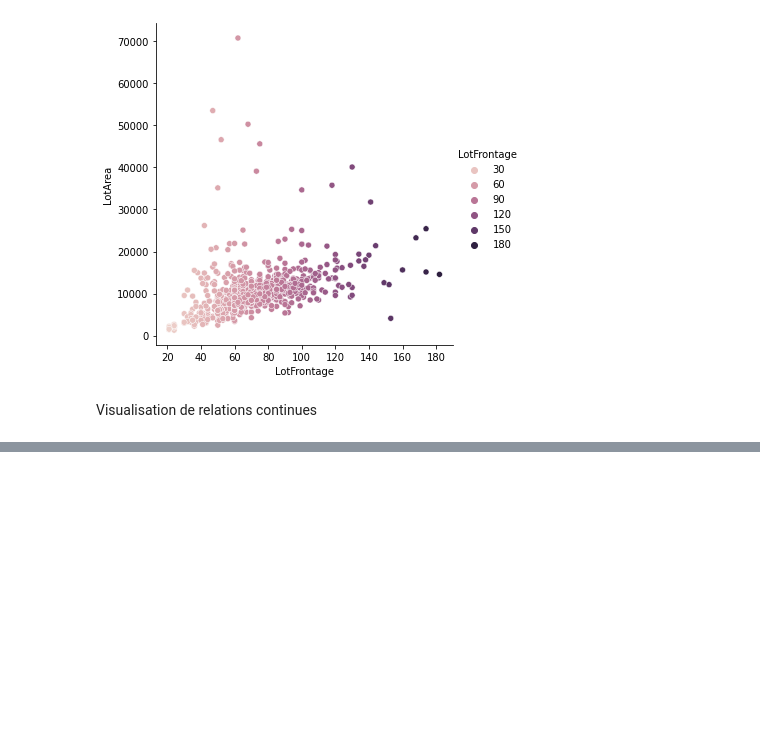
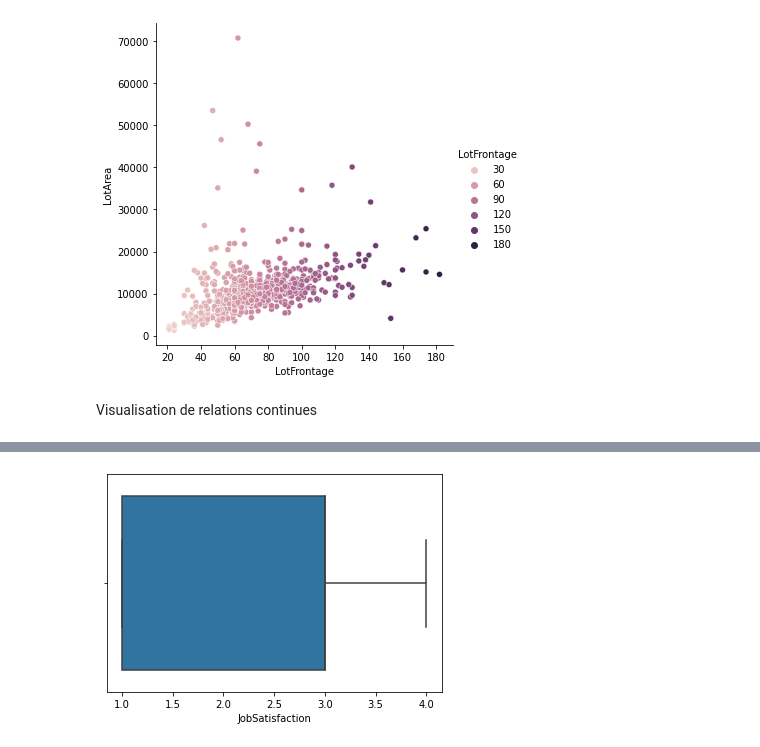
Before and after one commit to AlexRandria/python_numpy, a Jupyter notebook: pandasExo.ipynb, the cells around one changed output, grey strips where cells are left out. Saved outputs shown, nothing was run; the diff lists cells and outputs as text; code cells hidden in the pictures; blank space fills up the shorter version.

```diff
--- a/pandasExo.ipynb
+++ b/pandasExo.ipynb
@@ -76,0 +198,4 @@ sales_50 = sales.sample(n=50)
+# %%
+ax = sb.boxplot(x=ibm[ibm['Attrition'] == "Yes"]['JobSatisfaction'])
+# %% [output]
+[figure, added]
```
Also changed, not shown: parts of 16 cells of this notebook.
